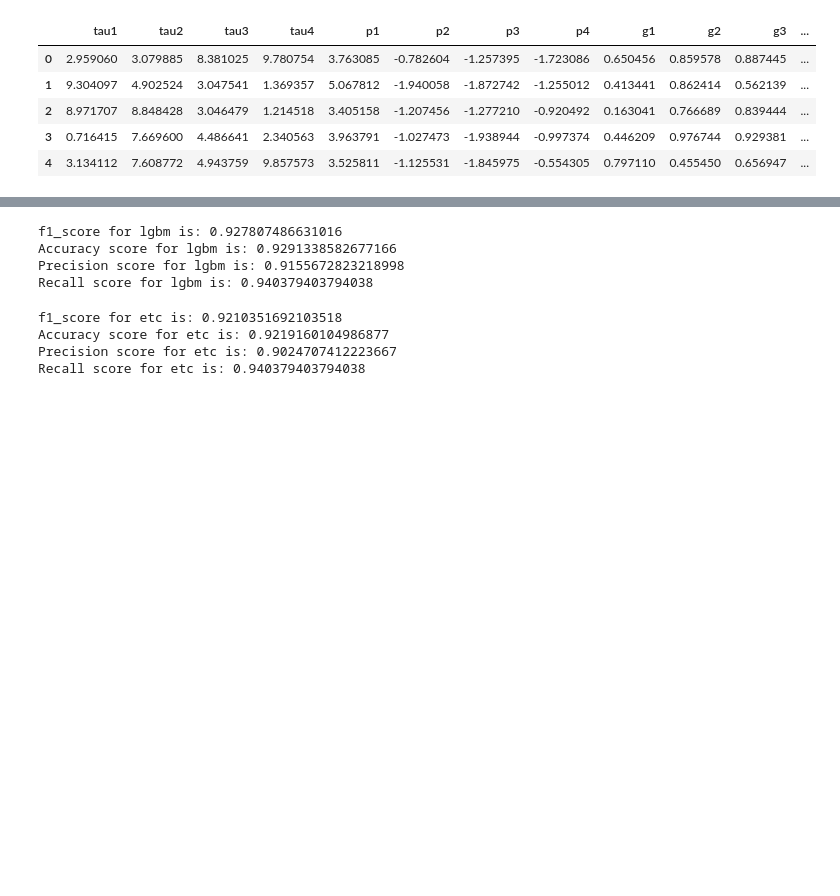
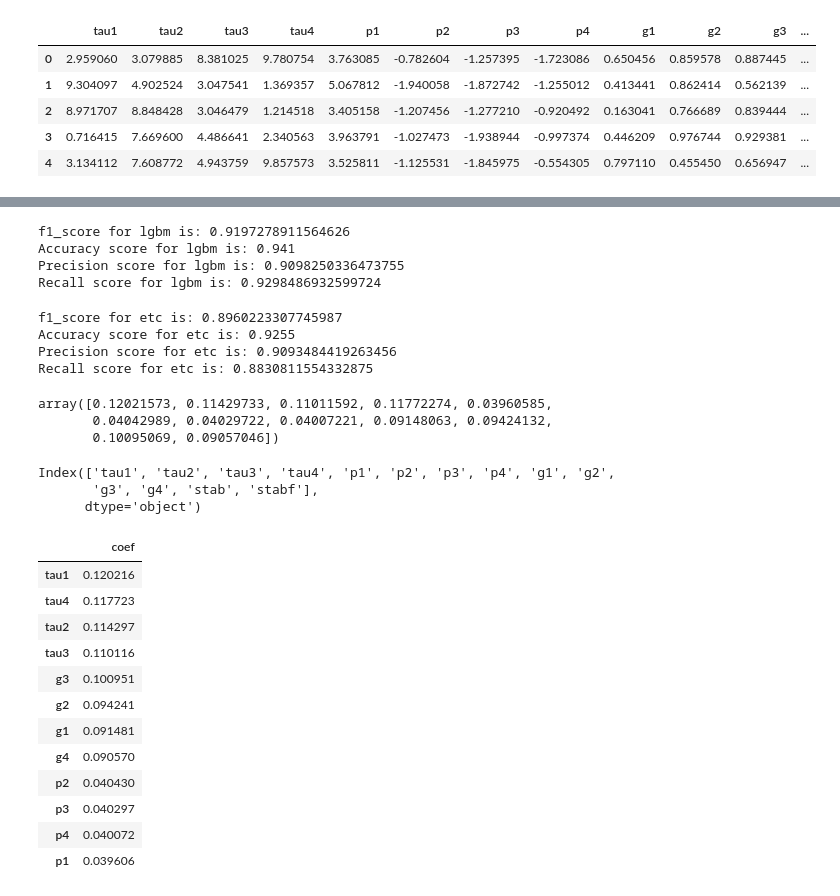
Before and after one commit to Gbemeegar/HamoyeAI-project, a Jupyter notebook: HamoyeAI_3.ipynb, the cells around one changed output, grey strips where cells are left out. Cells and saved outputs as stored; diff of their text form; code cells hidden in the pictures; blank space fills up the shorter version.

```diff
--- a/HamoyeAI_3.ipynb
+++ b/HamoyeAI_3.ipynb
@@ -32,7 +32,7 @@ y= df['stabf']
 # %%
 from sklearn.preprocessing import StandardScaler
 sts= StandardScaler()
-Xscaled =sts.fit_transform(X)
+X_scaled =sts.fit_transform(X)
 # %%
 X= pd.DataFrame(Xscaled, columns=X.columns)
 X.head()
@@ -46,6 +46,6 @@ X.head()
 # %%
 # splitting the model into Traing data and testing data
 from sklearn.model_selection import train_test_split
-X_train, X_test, y_train, y_test= train_test_split(XX,yy, test_size=0.2, random_state=0)
+X_train, X_test, y_train, y_test= train_test_split(X,y, test_size=0.2, random_state=0)
 X_train.shape, y_train.shape
 # %% [output]
@@ -128,10 +128,10 @@ lgpred= lgclass.predict(X_test)
 # %%
 model_eval('lgbm',y_test, lgpred)
 # %% [output]
-f1_score for lgbm is: 0.927807486631016
-Accuracy score for lgbm is: 0.9291338582677166
-Precision score for lgbm is: 0.9155672823218998
-Recall score for lgbm is: 0.940379403794038
+f1_score for lgbm is: 0.9197278911564626
+Accuracy score for lgbm is: 0.941
+Precision score for lgbm is: 0.9098250336473755
+Recall score for lgbm is: 0.9298486932599724
 # %%
 from sklearn.ensemble import ExtraTreesClassifier
 etc= ExtraTreesClassifier(random_state=1)
@@ -140,7 +140,36 @@ etcpred= etc.predict(X_test)
 # %%
 model_eval('etc',y_test, etcpred)
 # %% [output]
-f1_score for etc is: 0.9210351692103518
-Accuracy score for etc is: 0.9219160104986877
-Precision score for etc is: 0.9024707412223667
-Recall score for etc is: 0.940379403794038
+f1_score for etc is: 0.8960223307745987
+Accuracy score for etc is: 0.9255
+Precision score for etc is: 0.9093484419263456
+Recall score for etc is: 0.8830811554332875
+# %%
+etc.feature_importances_
+# %% [output]
+array([0.12021573, 0.11429733, 0.11011592, 0.11772274, 0.03960585,
+       0.04042989, 0.04029722, 0.04007221, 0.09148063, 0.09424132,
+       0.10095069, 0.09057046])
+# %%
+df.columns
+# %% [output]
+Index(['tau1', 'tau2', 'tau3', 'tau4', 'p1', 'p2', 'p3', 'p4', 'g1', 'g2',
+       'g3', 'g4', 'stab', 'stabf'],
+      dtype='object')
+# %%
+importance=pd.DataFrame(etc.feature_importances_, index=X.columns, columns=['coef'])
+importance.sort_values('coef', ascending=False)
+# %% [output]
+|  | coef |
+| tau1 | 0.120216 |
+| tau4 | 0.117723 |
+| tau2 | 0.114297 |
+| tau3 | 0.110116 |
+| g3 | 0.100951 |
+| g2 | 0.094241 |
+| g1 | 0.091481 |
+| g4 | 0.090570 |
+| p2 | 0.040430 |
+| p3 | 0.040297 |
+| p4 | 0.040072 |
+| p1 | 0.039606 |
```
Also changed, not shown: parts of 6 cells of this notebook.
